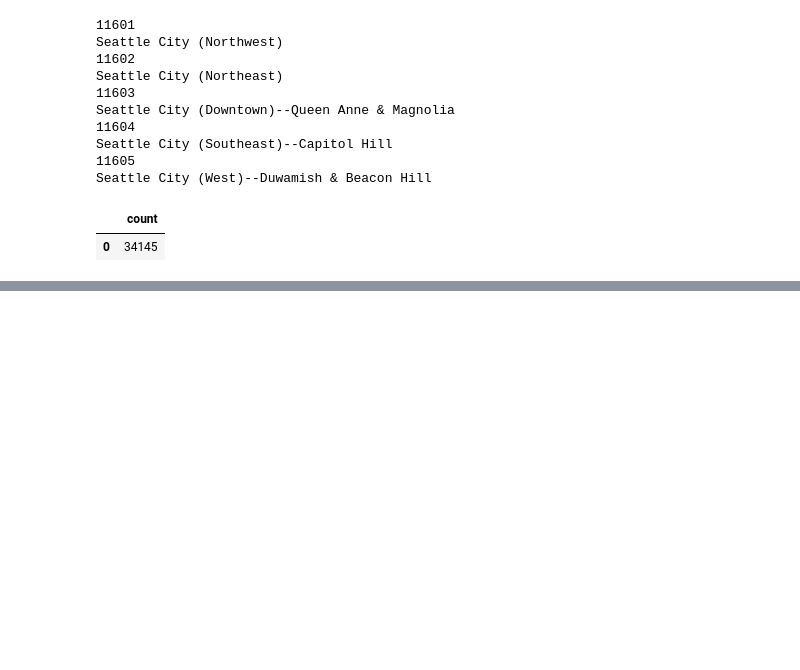
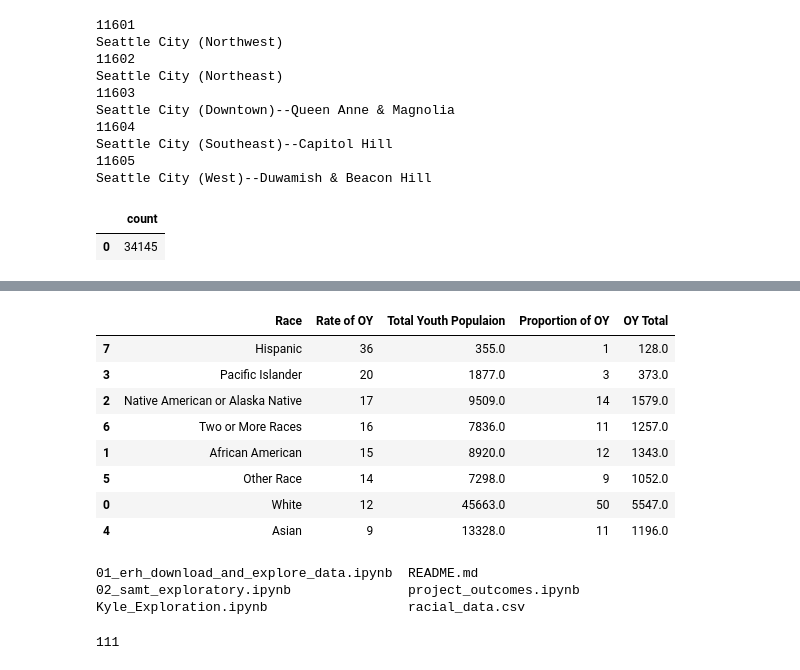
Before and after one commit to sam-thurman/dsc-mod-1-project-seattle-ds, a Jupyter notebook: notebooks/exploratory/Kyle_Exploration.ipynb, the cells around one changed output, grey strips where cells are left out. Saved outputs shown, nothing was run; the diff lists cells and outputs as text; code cells hidden in the pictures; blank space fills up the shorter version.

```diff
--- a/notebooks/exploratory/Kyle_Exploration.ipynb
+++ b/notebooks/exploratory/Kyle_Exploration.ipynb
@@ -245,0 +328,31 @@ print (sum(oy_df['pwgtp']))
+# %%
+race = ['White', 'African American', 'Native American or Alaska Native', 'Pacific Islander', 'Asian', 'Other Race', 'Two or More Races', 'Hispanic']
+ay_total_by_race = [white_ay, african_american_ay, native_american_ay, pac_islander_ay, asian_ay, other_race_ay, multi_racial_ay, hispanic_ay]
+oy_total_by_race = [white_oy, african_american_oy, native_american_oy, pac_islander_oy, asian_oy, other_race_oy, multi_racial_oy, hispanic_oy]
+racial_rate_of_oy = [white_oy_rate, african_american_oy_rate, native_american_oy_rate, pac_islander_oy_rate, asian_oy_rate, other_race_oy_rate, multi_racial_oy_rate, hispanic_oy_rate]
+racial_proportion_of_oy = [white_prop_oy,african_american_prop_oy, native_american_prop_oy, pac_islander_prop_oy, asian_prop_oy, other_race_prop_oy, multi_racial_prop_oy, hispanic_prop_oy ]
+racial_df_columns = ['Race', 'Rate of OY', 'Total Youth Populaion', 'Proportion of OY', 'OY Total']
+racial_df_data = [race, oy_total_by_race, oy_pct_by_race]
+
+racial_df = pd.DataFrame(race)
+# %%
+racial_df['a'] = racial_rate_of_oy
+racial_df['b'] = ay_total_by_race
+racial_df['c'] = racial_proportion_of_oy
+racial_df['d'] = oy_total_by_race
+# %%
+racial_df.columns = racial_df_columns
+# %%
+racial_df = racial_df.sort_values(by=['Rate of OY'], ascending=False)
+# %%
+racial_df
+# %% [output]
+|  | Race | Rate of OY | Total Youth Populaion | Proportion of OY | OY Total |
+| 7 | Hispanic | 36 | 355.0 | 1 | 128.0 |
+| 3 | Pacific Islander | 20 | 1877.0 | 3 | 373.0 |
+| 2 | Native American or Alaska Native | 17 | 9509.0 | 14 | 1579.0 |
+| 6 | Two or More Races | 16 | 7836.0 | 11 | 1257.0 |
+| 1 | African American | 15 | 8920.0 | 12 | 1343.0 |
+| 5 | Other Race | 14 | 7298.0 | 9 | 1052.0 |
+| 0 | White | 12 | 45663.0 | 50 | 5547.0 |
+| 4 | Asian | 9 | 13328.0 | 11 | 1196.0 |
@@ -245,0 +361,10 @@ print (sum(oy_df['pwgtp']))
+# %%
+ls
+# %% [output]
+01_erh_download_and_explore_data.ipynb  README.md
+02_samt_exploratory.ipynb               project_outcomes.ipynb
+Kyle_Exploration.ipynb                  racial_data.csv
+# %%
+racial_df['Proportion of OY'].sum()
+# %% [output]
+111
```
Also changed, not shown: parts of 14 cells of this notebook, 7 other files.
